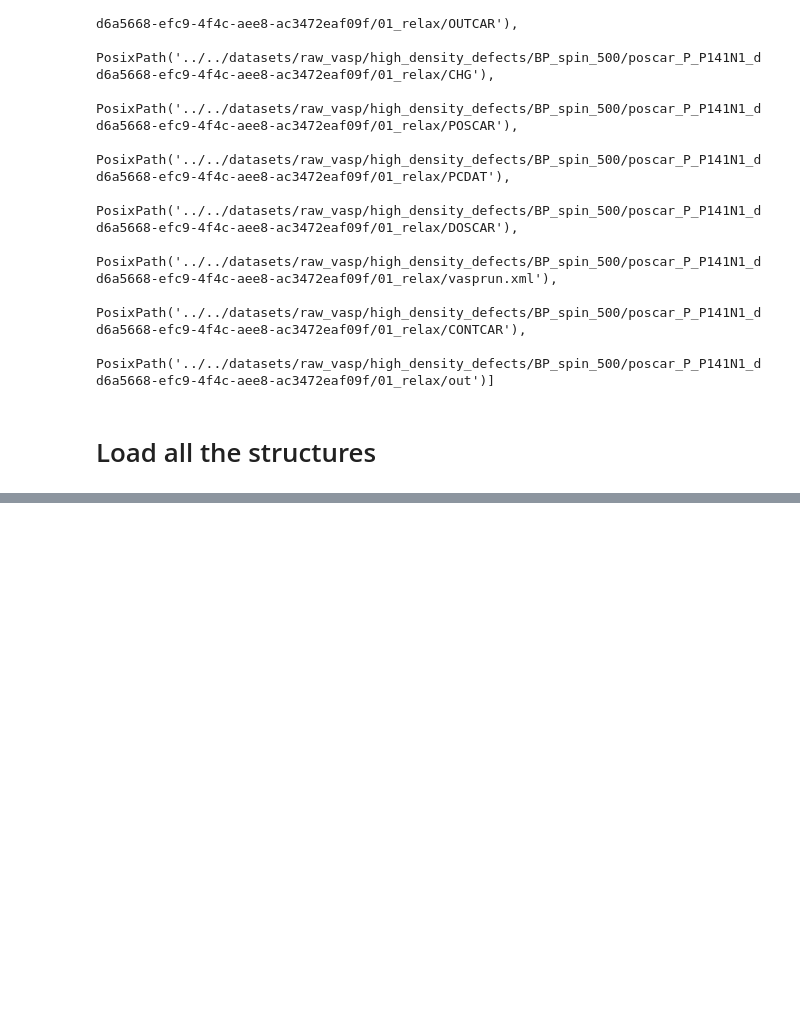
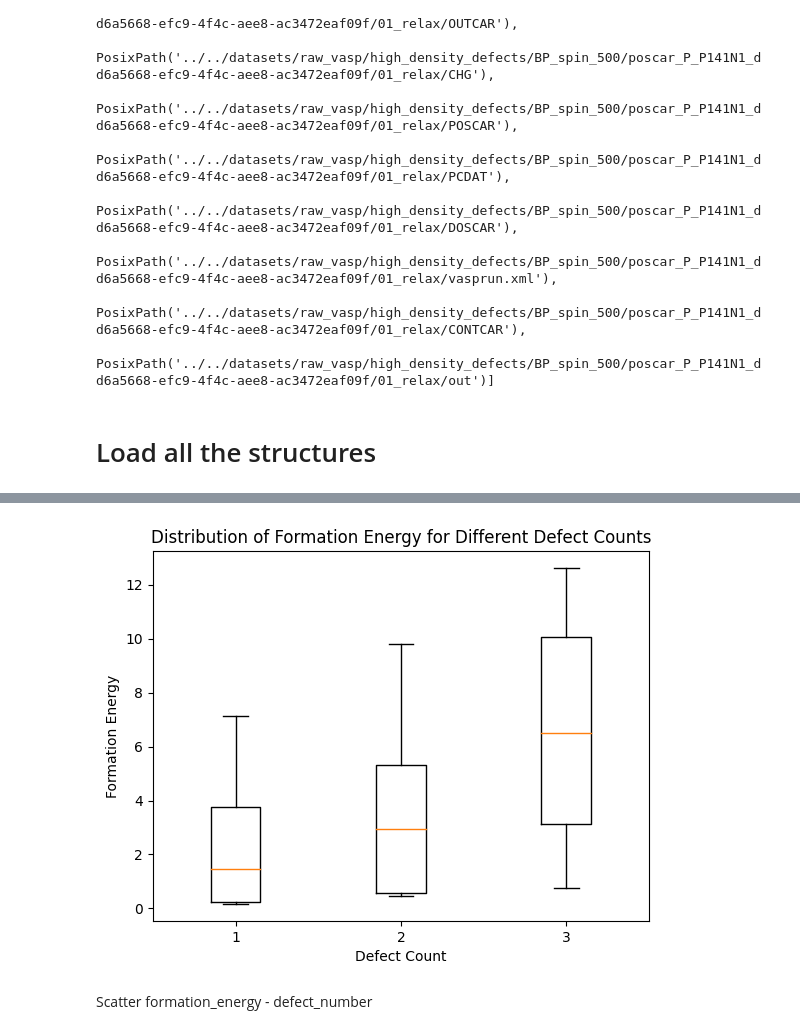
Before and after one commit to RuslanGaliullin/course_progect_23-24, a Jupyter notebook: notebooks/standalone_data_reading_example/data_loading_example.ipynb, the cells around one changed output, grey strips where cells are left out. Drawn from its saved outputs; the diff is of its cells as text; code cells hidden in the pictures; blank space fills up the shorter version.

```diff
--- a/notebooks/standalone_data_reading_example/data_loading_example.ipynb
+++ b/notebooks/standalone_data_reading_example/data_loading_example.ipynb
@@ -393,0 +499,17 @@ Loaded 14866 structures
+# %%
+# Create a list of formation_energy for each defect_count value
+data = [flat_2DMMD_filtered.loc[flat_2DMMD_filtered['defect_count'] == count]['formation_energy'] for count in sorted(flat_2DMMD_filtered['defect_count'].unique())]
+# print(data[0])
+# Plot a box plot for each defect_count group
+fig, ax = plt.subplots()
+ax.boxplot(data, labels=sorted(flat_2DMMD_filtered['defect_count'].unique()))
+
+ax.set_xlabel('Defect Count')
+ax.set_ylabel('Formation Energy')
+ax.set_title('Distribution of Formation Energy for Different Defect Counts')
+
+plt.show()
+# %% [output]
+[figure, added]
+# %% [markdown]
+Scatter formation_energy - defect_number
```
Also changed, not shown: parts of 41 cells of this notebook, 5 other files.
